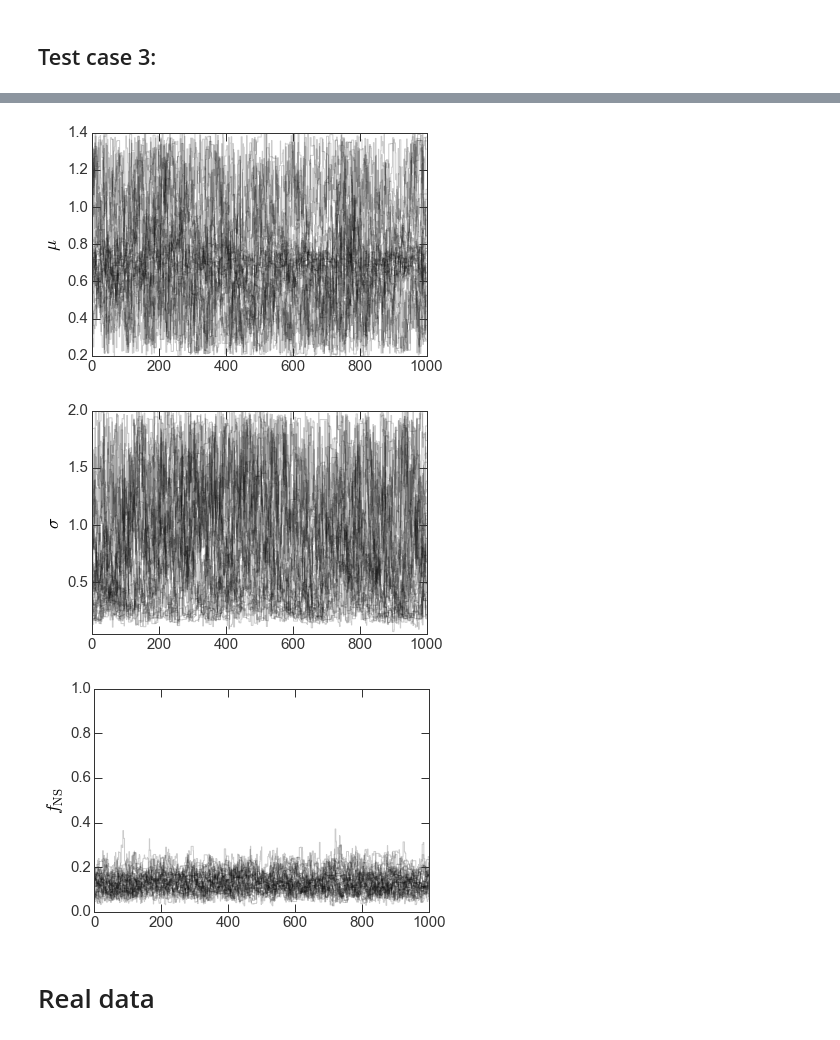
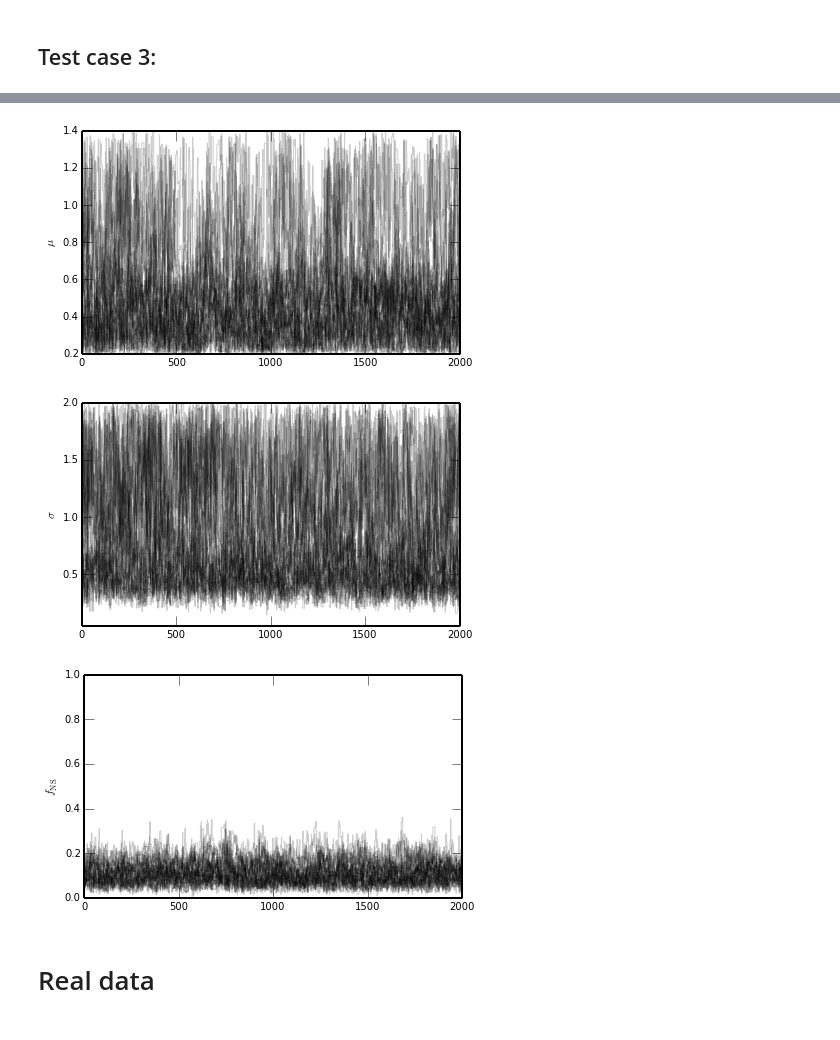
Before and after one commit to adrn/tilt-shift, a Jupyter notebook: notebooks/Paper figures.ipynb, the cells around one changed output, grey strips where cells are left out. Saved outputs shown, nothing was run; the diff lists cells and outputs as text; code cells hidden in the pictures.

Commit message:
figures

```diff
--- a/notebooks/Paper figures.ipynb
+++ b/notebooks/Paper figures.ipynb
@@ -71,6 +71,7 @@ def make_datasets(N, seed=None):
     p['bounds_WD'] = (0.2, 1.4) # Msun
     p['mean_WD'] = 0.7 # Msun
     p['stddev_WD'] = 0.2 # Msun
+    p['f_NS'] = 0.
 
     a = (p['bounds_WD'][0] - p['mean_WD']) / p['stddev_WD']
     b = (p['bounds_WD'][1] - p['mean_WD']) / p['stddev_WD']
@@ -365,7 +365,7 @@ samplers = OrderedDict()
 for test_name in test_params.keys():
     samplers[test_name] = run_inference(test_data[test_name]['mf'], m1=test_data[test_name]['m1'],
                                         bounds_WD=test_params[test_name]['bounds_WD'],
-                                        nburn=1000)
+                                        nburn=1000, nsteps=2000)
 # %% [markdown]
 ## Test case 1:
 # %%
@@ -414,14 +414,14 @@ fig = triangle.corner(samplers['UWD+GNS'].flatchain, truths=truths,
 # %%
 for i in range(ndim):
     plt.figure()
-    for chain in sampler_U_NS.chain[...,i]:
+    for chain in samplers['UWD+GNS'].chain[...,i]:
         plt.plot(chain, marker=None, drawstyle='steps', alpha=0.2, color='k');
     plt.ylabel(labels[i])
     plt.ylim(*extents[i])
 # %% [output]
-[figure, old version]
+[figure, new version]
-[figure, old version]
+[figure, new version]
-[figure, old version]
+[figure, new version]
 # %% [markdown]
 # Real data
 # %%
```
Also changed, not shown: parts of 25 cells of this notebook.
